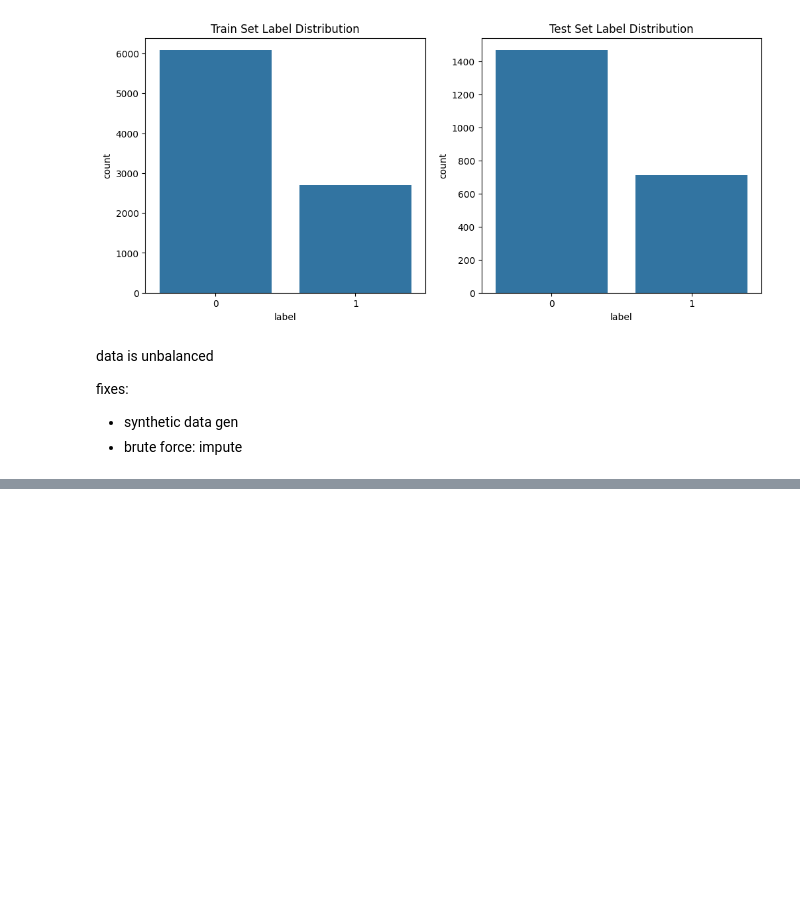
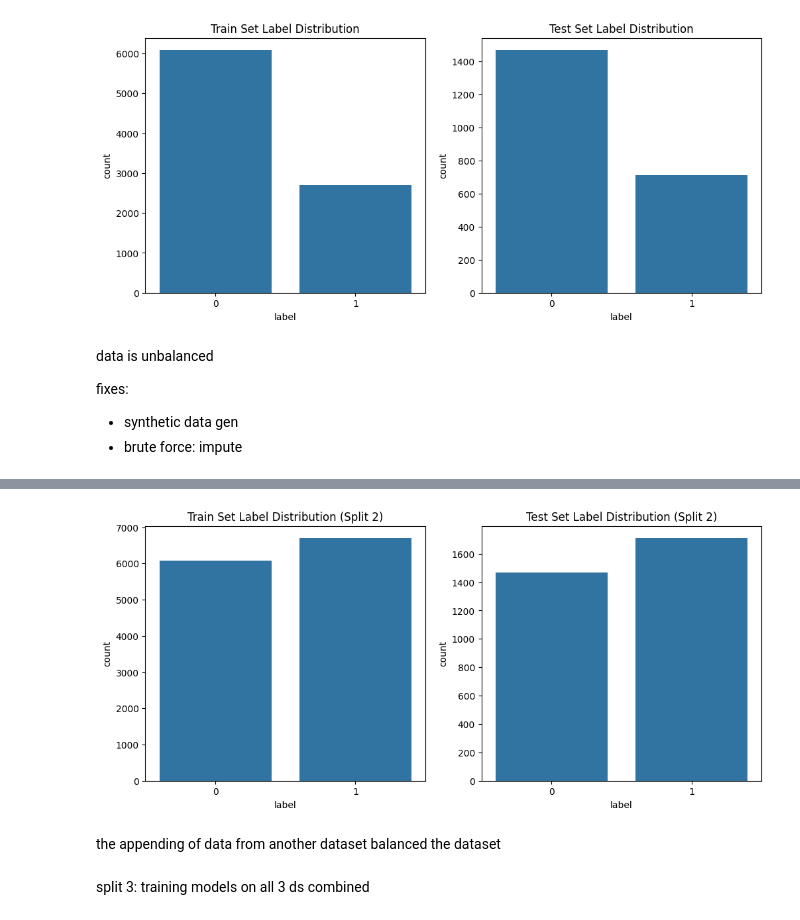
Before and after one commit to adv-11/ml-guardrails-project, a Jupyter notebook: input_guardrails/prompt_injection/data_exploration.ipynb, the cells around one changed output, grey strips where cells are left out. Cells and saved outputs as stored; diff of their text form; code cells hidden in the pictures; blank space fills up the shorter version.

Commit message:
split data into 3 parts for different models.
the split explores different data sizes, balanced datasets, and bigger datasets

```diff
--- a/input_guardrails/prompt_injection/data_exploration.ipynb
+++ b/input_guardrails/prompt_injection/data_exploration.ipynb
@@ -83,0 +86,5 @@ fixes:
+# %%
+
+ds_3 = load_dataset("jayavibhav/prompt-injection-safety")
+
+ds_3
@@ -83,0 +127,22 @@ fixes:
+# %%
+# Filter rows with label = 2 from ds_3
+ds_3_train_label_2 = ds_3['train'].filter(lambda x: x['label'] == 2)
+ds_3_test_label_2 = ds_3['test'].filter(lambda x: x['label'] == 2)
+
+# change label = 2 to label = 1
+ds_3_train_label_2 = ds_3_train_label_2.map(lambda x: {**x, 'label': 1})
+ds_3_test_label_2 = ds_3_test_label_2.map(lambda x: {**x, 'label': 1})
+
+ds_split_2 = {
+    'train': ds['train'],
+    'test': ds['test']
+}
+
+# Append the modified rows to ds['train'] and ds['test']
+ds_split_2['train'] = concatenate_datasets([ds['train'], ds_3_train_label_2])
+ds_split_2['test'] = concatenate_datasets([ds['test'], ds_3_test_label_2])
+# %%
+# convert to pandas
+train_df_split_2 = ds_split_2['train'].to_pandas()
+test_df_split_2 = ds_split_2['test'].to_pandas()
+train_df_split_2, test_df_split_2
@@ -83,0 +167,16 @@ fixes:
+# %%
+# visualize the distribution of labels in the train and test sets for split 2
+
+
+fig, ax = plt.subplots(1, 2, figsize=(12, 5))
+sns.countplot(x='label', data=train_df_split_2, ax=ax[0])
+ax[0].set_title('Train Set Label Distribution (Split 2)')
+sns.countplot(x='label', data=test_df_split_2, ax=ax[1])
+ax[1].set_title('Test Set Label Distribution (Split 2)')
+plt.show()
+# %% [output]
+[figure, added]
+# %% [markdown]
+the appending of data from another dataset balanced the dataset
+# %% [markdown]
+split 3: training models on all 3 ds combined
```
Also changed, not shown: parts of 7 cells of this notebook.
